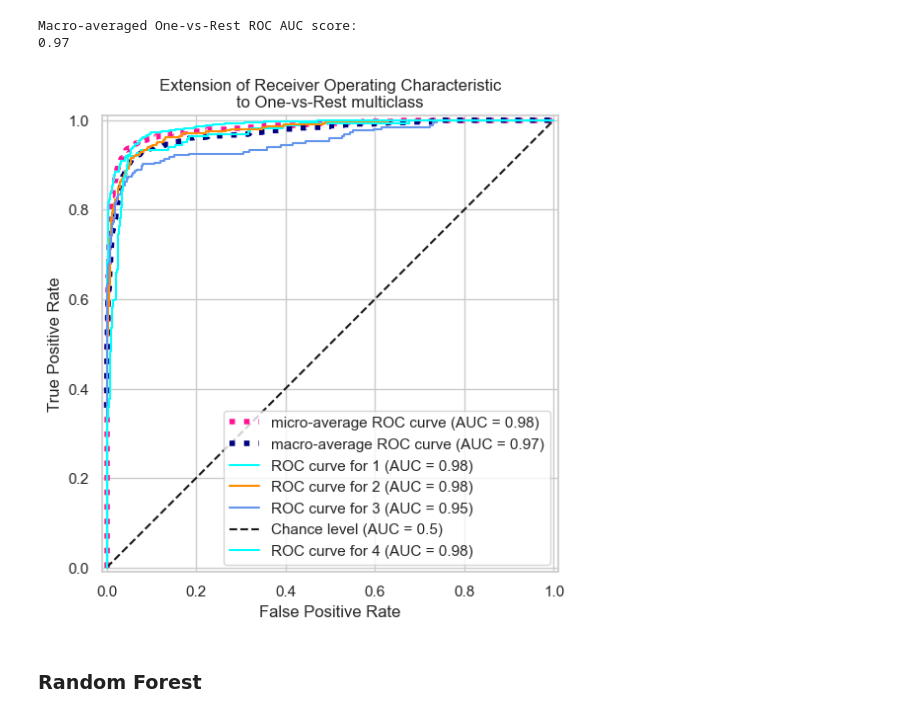
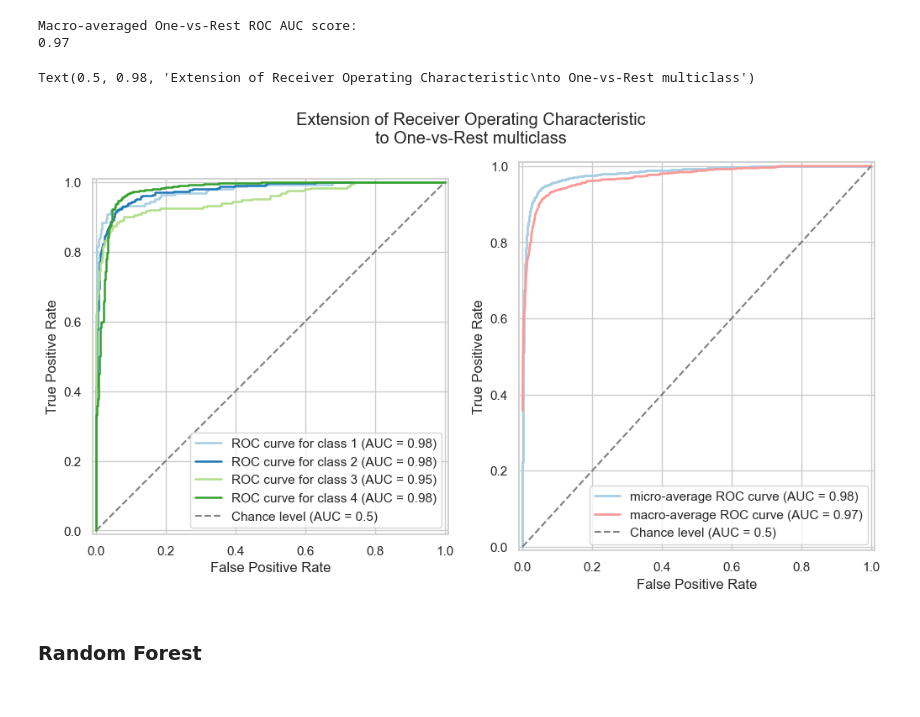
Before and after one commit to leonardo-toffalini/dmml-project, a Jupyter notebook: train.ipynb, the cells around one changed output. Drawn from its saved outputs; the diff is of its cells as text; code cells hidden in the pictures.

Commit message:
changes some plots

```diff
--- a/train.ipynb
+++ b/train.ipynb
@@ -320,46 +326,56 @@ Macro-averaged One-vs-Rest ROC AUC score:
 # %%
 from itertools import cycle
 
-target_names = [1, 2, 3, 4]
+target_names=['class 1', 'class 2', 'class 3','class 4']
 
-fig, ax = plt.subplots(figsize=(6, 6))
+fig, (ax1, ax2) = plt.subplots(1, 2, figsize=(12, 6))
 
-plt.plot(
+c1, c2 = sns.color_palette("Paired")[0], sns.color_palette("Paired")[4]
+ax2.plot(
     fpr["micro"],
     tpr["micro"],
     label=f"micro-average ROC curve (AUC = {roc_auc['micro']:.2f})",
-    color="deeppink",
-    linestyle=":",
-    linewidth=4,
+    color=c1,
+    lw=2,
 )
 
-plt.plot(
+ax2.plot(
     fpr["macro"],
     tpr["macro"],
     label=f"macro-average ROC curve (AUC = {roc_auc['macro']:.2f})",
-    color="navy",
-    linestyle=":",
-    linewidth=4,
+    color=c2,
+    lw=2,
 )
+ax2.plot([0, 1], [0, 1], color="gray", lw=1.5, linestyle="--", label="Chance level (AUC = 0.5)")
+ax2.set_xlim([-0.01, 1.01])
+ax2.set_ylim([-0.01, 1.01])
+ax2.legend()
 
-colors = cycle(["aqua", "darkorange", "cornflowerblue"])
+colors = cycle(sns.color_palette("Paired"))
 for class_id, color in zip(range(n_classes), colors):
     RocCurveDisplay.from_predictions(
         y_onehot_val[:, class_id],
         y_score[:, class_id],
         name=f"ROC curve for {target_names[class_id]}",
         color=color,
-        ax=ax,
-        plot_chance_level=(class_id == 2),
+        ax=ax1,
+        plot_chance_level=(class_id == 3),
+        chance_level_kw={"color": "gray", "linestyle": "--", "lw": 1.5},
+        lw=1.8,
     )
 
-_ = ax.set(
+_ = ax1.set(
     xlabel="False Positive Rate",
     ylabel="True Positive Rate",
-    title="Extension of Receiver Operating Characteristic\nto One-vs-Rest multiclass",
 )
+_ = ax2.set(
+    xlabel="False Positive Rate",
+    ylabel="True Positive Rate",
+)
+fig.suptitle("Extension of Receiver Operating Characteristic\nto One-vs-Rest multiclass")
 # %% [output]
+Text(0.5, 0.98, 'Extension of Receiver Operating Characteristic\nto One-vs-Rest multiclass')
-[figure, old version]
+[figure, new version]
 # %% [markdown]
 ### Random Forest
 # %%
```
Also changed, not shown: parts of 10 cells of this notebook, 1 other file.
